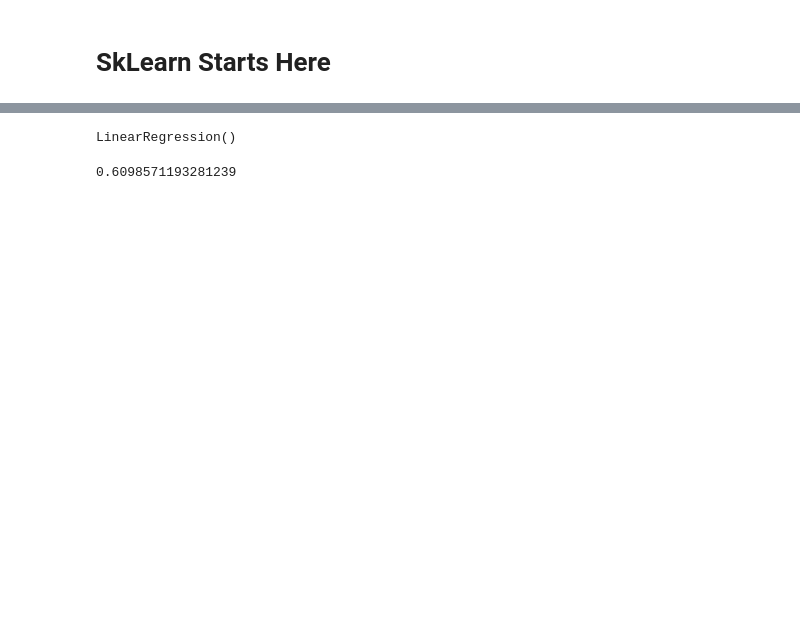
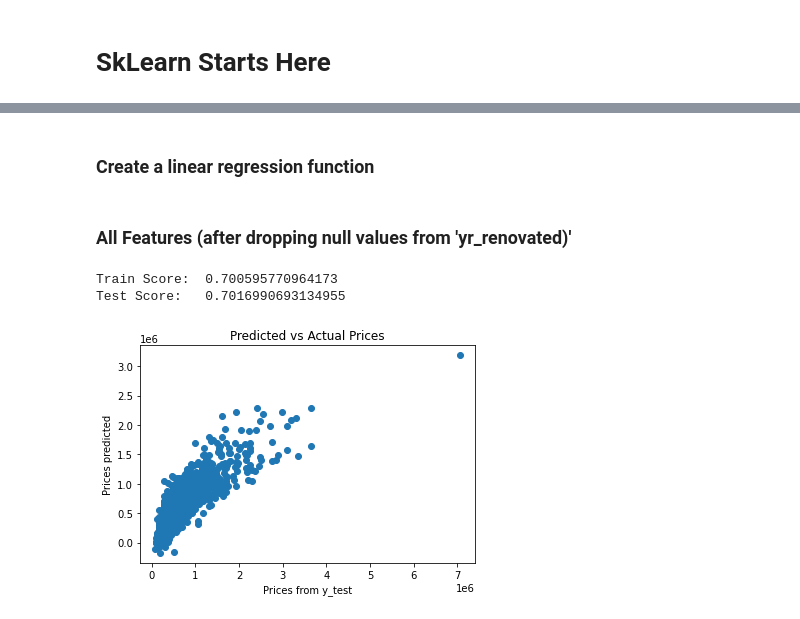
Before and after one commit to mankah/Project-2, a Jupyter notebook: Notebook.ipynb, the cells around one changed output, grey strips where cells are left out. Drawn from its saved outputs; the diff is of its cells as text; code cells hidden in the pictures; blank space fills up the shorter version.

Commit message:
LR function and model all features

```diff
--- a/Notebook.ipynb
+++ b/Notebook.ipynb
@@ -210,9 +244,2 @@ lr = LinearRegression()
-# %%
-lr.fit(X_train, y_train)
-# %% [output]
-LinearRegression()
-# %%
-score_lr = lr.score(X_train, y_train)
-score_lr
-# %% [output]
-0.6098571193281239
+# %% [markdown]
+### Create a linear regression function
@@ -218,0 +264,27 @@ score_lr
+# %% [markdown]
+### All Features (after dropping null values from 'yr_renovated)'
+# %%
+df1 = df.dropna()
+X = df1.drop(['price'], axis=1)
+y = df1['price']
+
+X_train, X_test, y_train, y_test = train_test_split(X, y, test_size=0.2, random_state=42)
+
+lr = LinearRegression()
+lr.fit(X_train, y_train)
+
+train_score = lr.score(X_train, y_train)
+test_score = lr.score(X_test, y_test)
+
+print('Train Score: ', train_score)
+print('Test Score:  ', test_score)
+
+price_predict = lr.predict(X_test)
+plt.scatter(y_test, price_predict)
+plt.xlabel('Prices from y_test')
+plt.ylabel('Prices predicted');
+plt.title('Predicted vs Actual Prices');
+# %% [output]
+Train Score:  0.700595770964173
+Test Score:   0.7016990693134955
+[figure, added]
```
Also changed, not shown: parts of 23 cells of this notebook.
